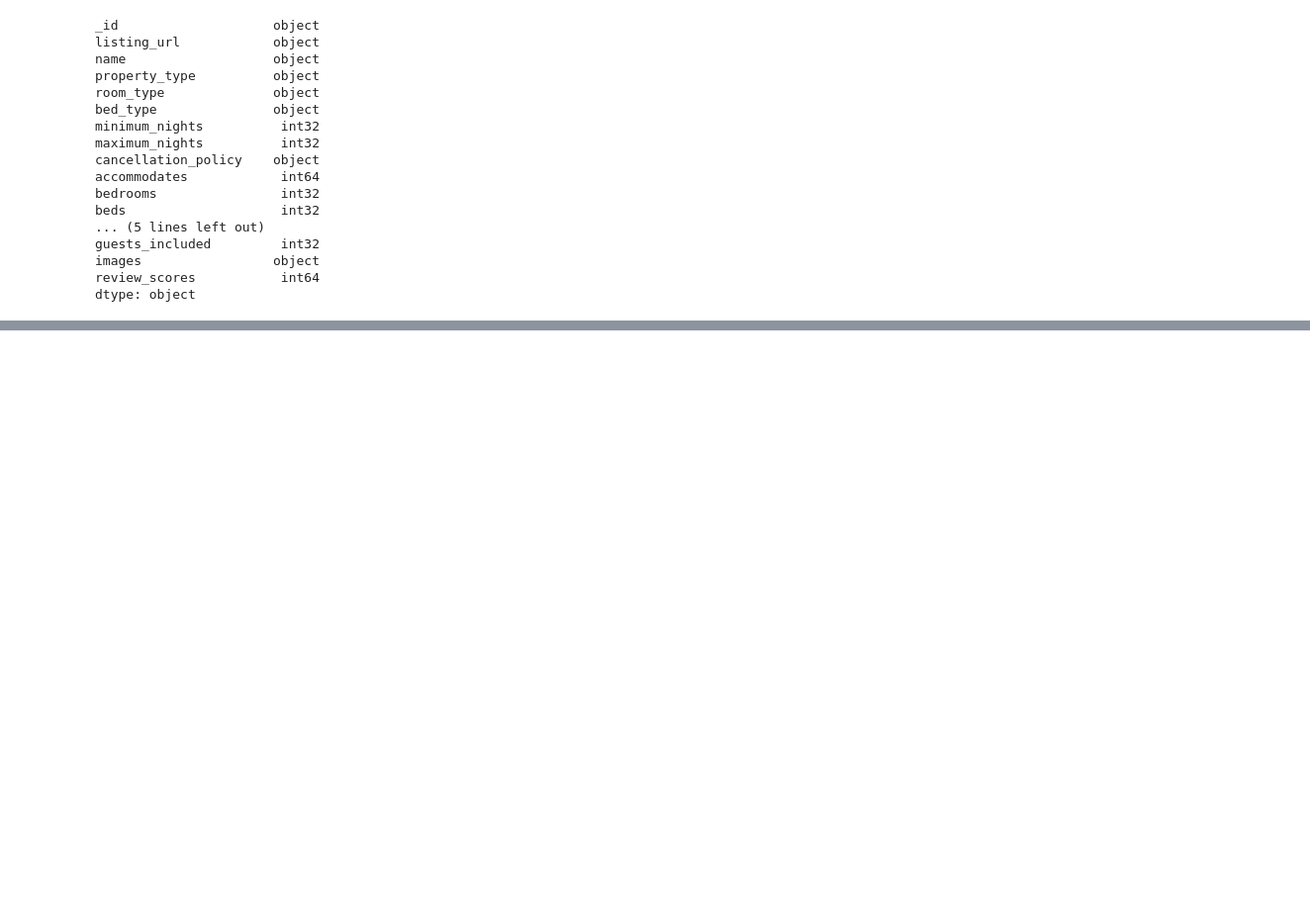
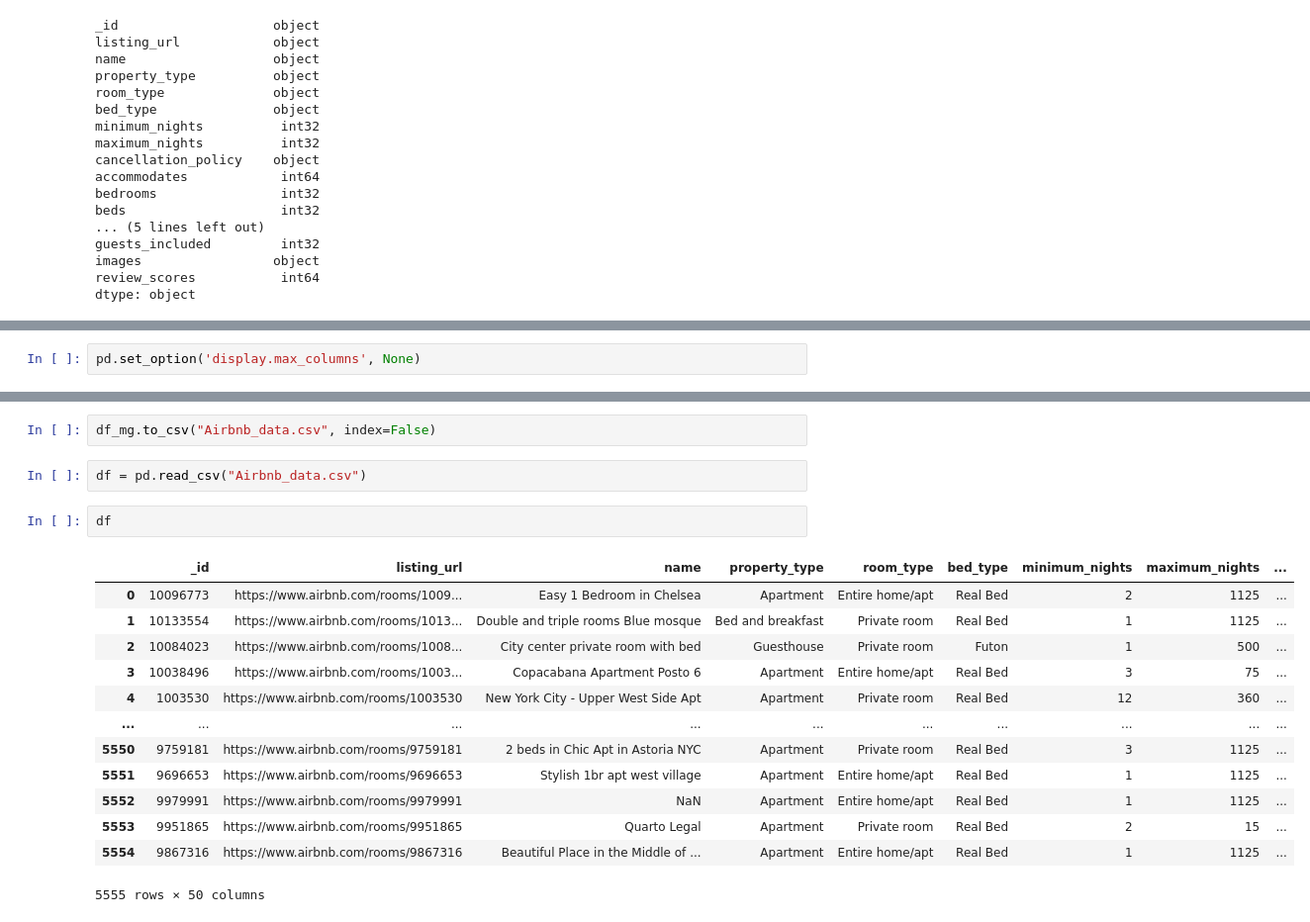
Before and after one commit to virenemmanuel/AirBNB-Analysis-main-, a Jupyter notebook: Airbnb_main.ipynb, the cells around one changed output, grey strips where cells are left out. Shown at 99% size. Drawn from its saved outputs; the diff is of its cells as text; blank space fills up the shorter version.

```diff
--- a/Airbnb_main.ipynb
+++ b/Airbnb_main.ipynb
@@ -263,0 +825,2 @@ Name: guests_included, Length: 5555, dtype: float64>
+# %%
+pd.set_option('display.max_columns', None)
@@ -263,0 +843,20 @@ Name: guests_included, Length: 5555, dtype: float64>
+# %%
+df_mg.to_csv("Airbnb_data.csv", index=False)
+# %%
+df = pd.read_csv("Airbnb_data.csv")
+# %%
+df
+# %% [output]
+|  | _id | listing_url | name | property_type | room_type | bed_type | minimum_nights | maximum_nights | ... |
+| 0 | 10096773 | https://www.airbnb.com/rooms/1009... | Easy 1 Bedroom in Chelsea | Apartment | Entire home/apt | Real Bed | 2 | 1125 | ... |
+| 1 | 10133554 | https://www.airbnb.com/rooms/1013... | Double and triple rooms Blue mosque | Bed and breakfast | Private room | Real Bed | 1 | 1125 | ... |
+| 2 | 10084023 | https://www.airbnb.com/rooms/1008... | City center private room with bed | Guesthouse | Private room | Futon | 1 | 500 | ... |
+| 3 | 10038496 | https://www.airbnb.com/rooms/1003... | Copacabana Apartment Posto 6 | Apartment | Entire home/apt | Real Bed | 3 | 75 | ... |
+| 4 | 1003530 | https://www.airbnb.com/rooms/1003530 | New York City - Upper West Side Apt | Apartment | Private room | Real Bed | 12 | 360 | ... |
+| ... | ... | ... | ... | ... | ... | ... | ... | ... | ... |
+| 5550 | 9759181 | https://www.airbnb.com/rooms/9759181 | 2 beds in Chic Apt in Astoria NYC | Apartment | Private room | Real Bed | 3 | 1125 | ... |
+| 5551 | 9696653 | https://www.airbnb.com/rooms/9696653 | Stylish 1br apt west village | Apartment | Entire home/apt | Real Bed | 1 | 1125 | ... |
+| 5552 | 9979991 | https://www.airbnb.com/rooms/9979991 | NaN | Apartment | Entire home/apt | Real Bed | 1 | 1125 | ... |
+| 5553 | 9951865 | https://www.airbnb.com/rooms/9951865 | Quarto Legal | Apartment | Private room | Real Bed | 2 | 15 | ... |
+| 5554 | 9867316 | https://www.airbnb.com/rooms/9867316 | Beautiful Place in the Middle of ... | Apartment | Entire home/apt | Real Bed | 1 | 1125 | ... |
+5555 rows × 50 columns
```
Also changed, not shown: parts of 65 cells of this notebook, 1 other file.
